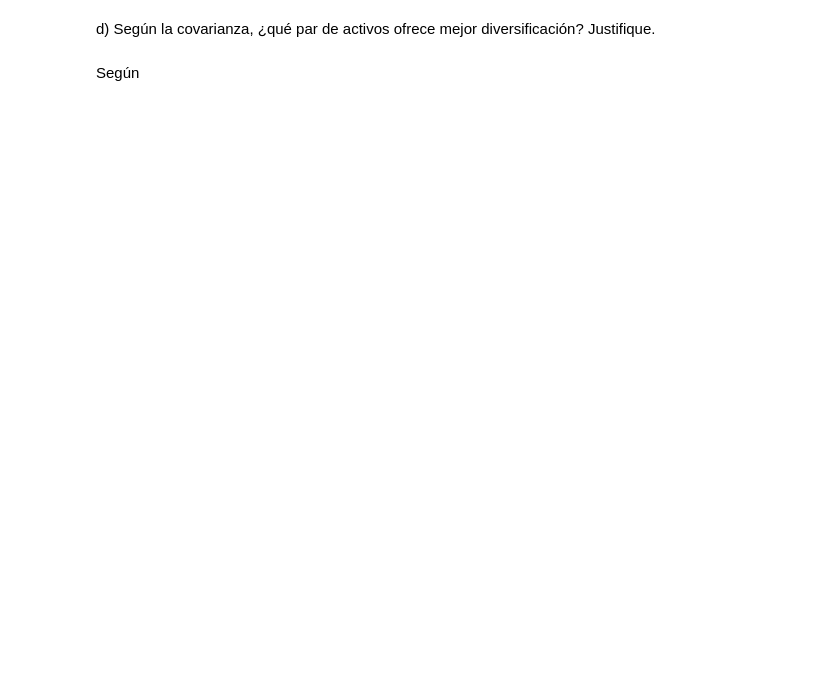
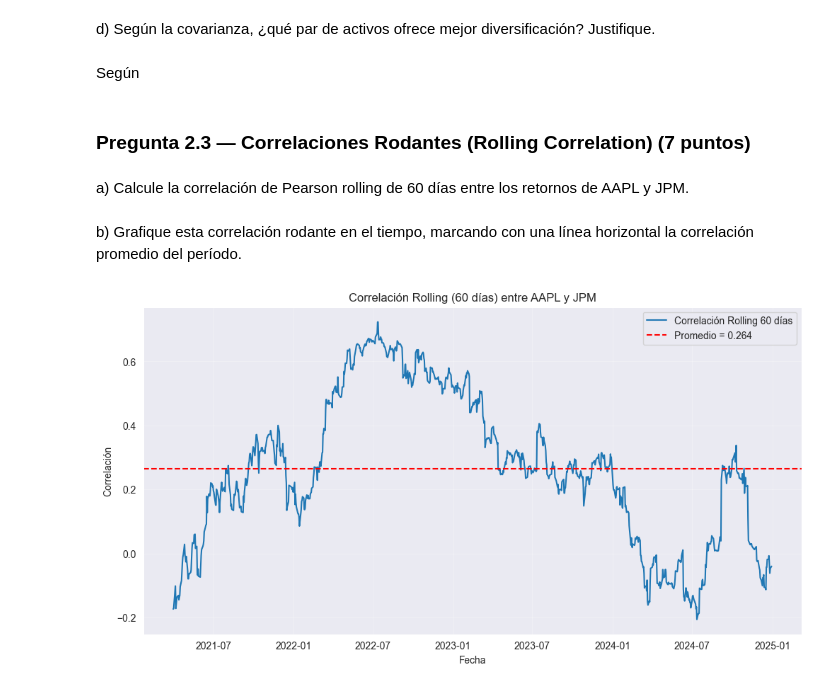
Before and after one commit to Felipe-Lopez-Vergara/ds_finance_-Lopez-, a Jupyter notebook: notebooks/HW_Sesion_2.ipynb, the cells around one changed output. Cells and saved outputs as stored; diff of their text form; code cells hidden in the pictures; blank space fills up the shorter version.

Commit message:
feat: agrego respuesta pregunta 2.3

```diff
--- a/notebooks/HW_Sesion_2.ipynb
+++ b/notebooks/HW_Sesion_2.ipynb
@@ -356,3 +356,37 @@ TSLA               0.179963                0.623412
 d) Según la covarianza, ¿qué par de activos ofrece mejor diversificación? Justifique.
 # %% [markdown]
 Según
+# %% [markdown]
+### Pregunta 2.3 — Correlaciones Rodantes (Rolling Correlation) (7 puntos)
+# %% [markdown]
+a) Calcule la correlación de Pearson rolling de 60 días entre los retornos de AAPL y JPM.
+# %%
+#Retorno a 60 días de AAPL y JPM
+
+corr_rolling = retornos_simple['AAPL'].rolling(window=60).corr(retornos_simple['JPM'])
+# %% [markdown]
+b) Grafique esta correlación rodante en el tiempo, marcando con una línea horizontal la correlación promedio del período.
+# %%
+# Correlación promedio del período
+corr_promedio = corr_rolling.mean()
+
+#Gráfico de dispersión entre retorno a 60 días de AAPL y JPM´
+
+plt.figure(figsize=(12,6))
+plt.plot(corr_rolling.index, corr_rolling,
+         label='Correlación Rolling 60 días', linewidth=1.5)
+
+plt.axhline(y=corr_promedio,
+            color='red',
+            linestyle='--',
+            label=f'Promedio = {corr_promedio:.3f}')
+
+plt.title('Correlación Rolling (60 días) entre AAPL y JPM')
+plt.xlabel('Fecha')
+plt.ylabel('Correlación')
+plt.legend()
+plt.grid(True, alpha=0.3)
+
+plt.show()
+# %% [output]
+[figure, added]
```
Also changed, not shown: parts of 9 cells of this notebook.
